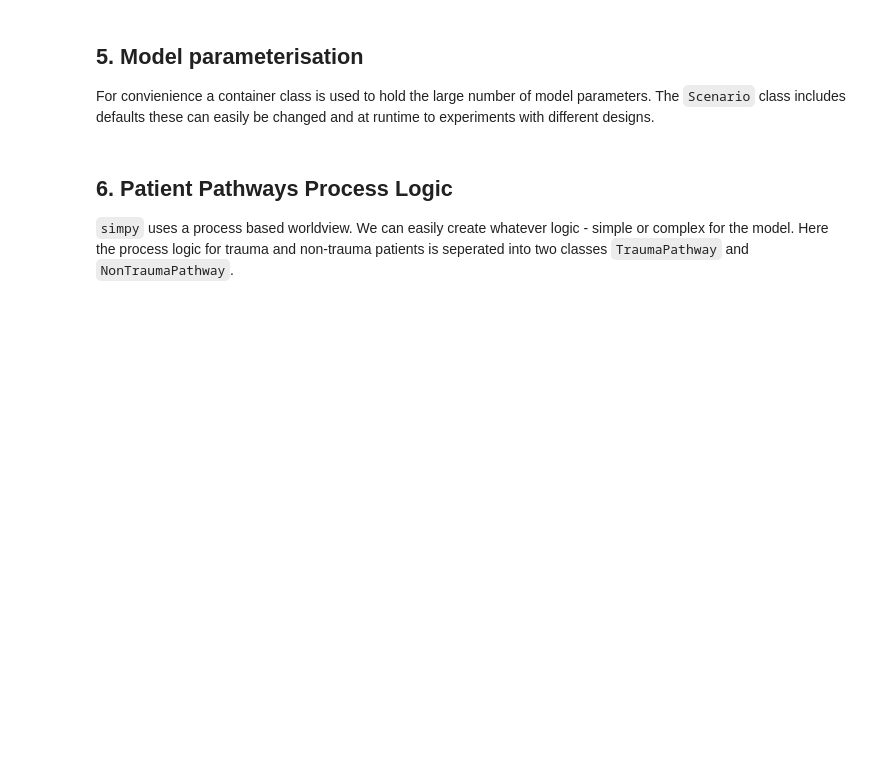
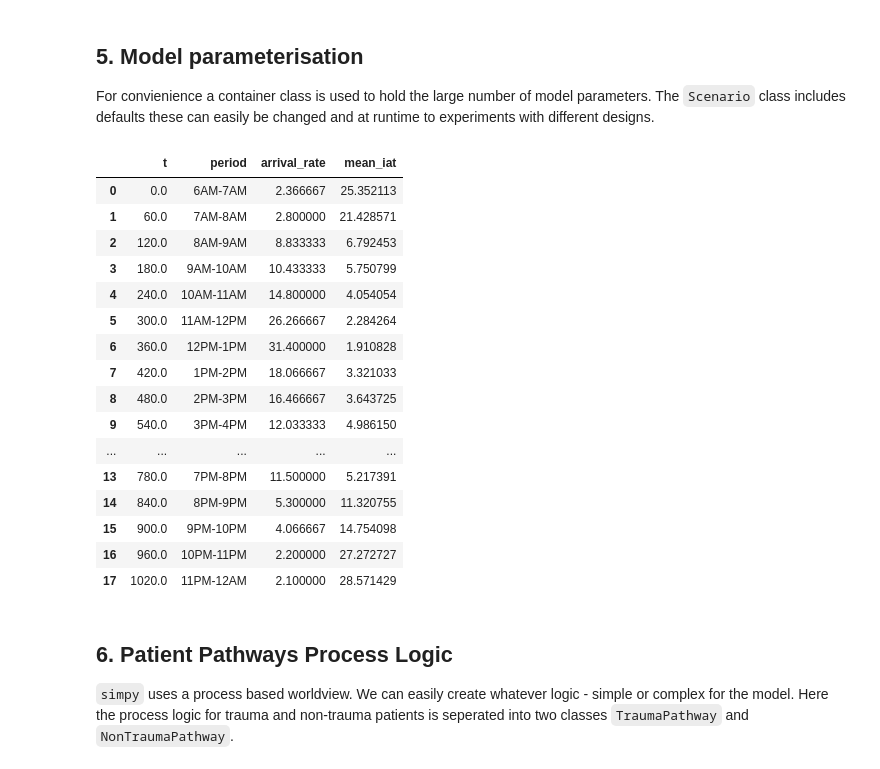
Before and after one commit to TomMonks/sim-tools, a Jupyter notebook: docs/03_trace/04_model.ipynb, the cells around one changed output. Saved outputs shown, nothing was run; the diff lists cells and outputs as text; code cells hidden in the pictures; blank space fills up the shorter version.

```diff
--- a/docs/03_trace/04_model.ipynb
+++ b/docs/03_trace/04_model.ipynb
@@ -325,6 +249,26 @@ def load_arrival_profile(profile_path):
                      t = lambda x: x.t * 60.0)
        )
        return df
+# %%
+load_arrival_profile(NSPP_PATH)
+# %% [output]
+|  | t | period | arrival_rate | mean_iat |
+| 0 | 0.0 | 6AM-7AM | 2.366667 | 25.352113 |
+| 1 | 60.0 | 7AM-8AM | 2.800000 | 21.428571 |
+| 2 | 120.0 | 8AM-9AM | 8.833333 | 6.792453 |
+| 3 | 180.0 | 9AM-10AM | 10.433333 | 5.750799 |
+| 4 | 240.0 | 10AM-11AM | 14.800000 | 4.054054 |
+| 5 | 300.0 | 11AM-12PM | 26.266667 | 2.284264 |
+| 6 | 360.0 | 12PM-1PM | 31.400000 | 1.910828 |
+| 7 | 420.0 | 1PM-2PM | 18.066667 | 3.321033 |
+| 8 | 480.0 | 2PM-3PM | 16.466667 | 3.643725 |
+| 9 | 540.0 | 3PM-4PM | 12.033333 | 4.986150 |
+| ... | ... | ... | ... | ... |
+| 13 | 780.0 | 7PM-8PM | 11.500000 | 5.217391 |
+| 14 | 840.0 | 8PM-9PM | 5.300000 | 11.320755 |
+| 15 | 900.0 | 9PM-10PM | 4.066667 | 14.754098 |
+| 16 | 960.0 | 10PM-11PM | 2.200000 | 27.272727 |
+| 17 | 1020.0 | 11PM-12AM | 2.100000 | 28.571429 |
 # %%
 class Scenario:
     '''
```
Also changed, not shown: parts of 12 cells of this notebook, 1 other file.
